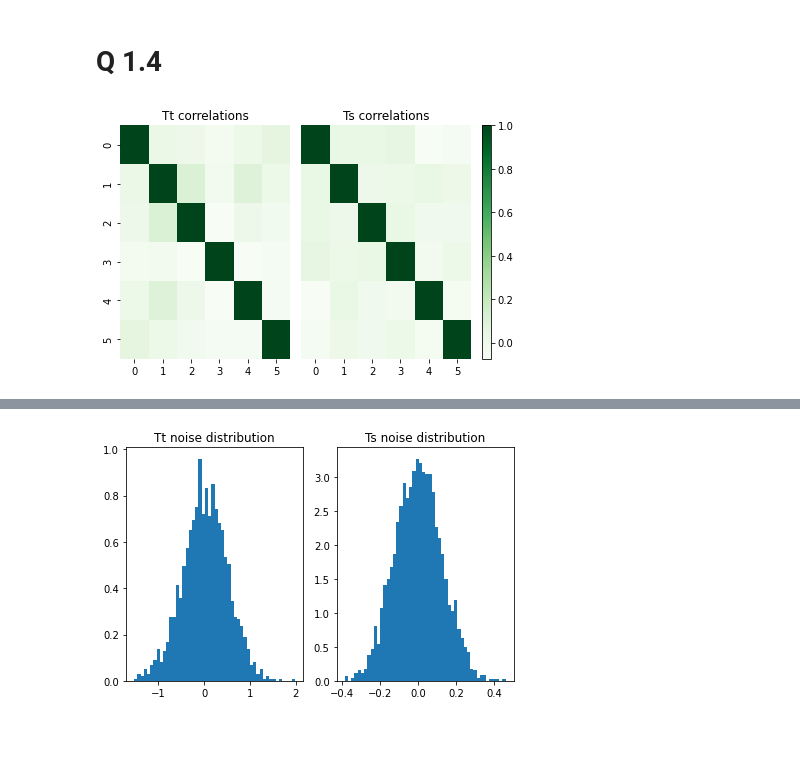
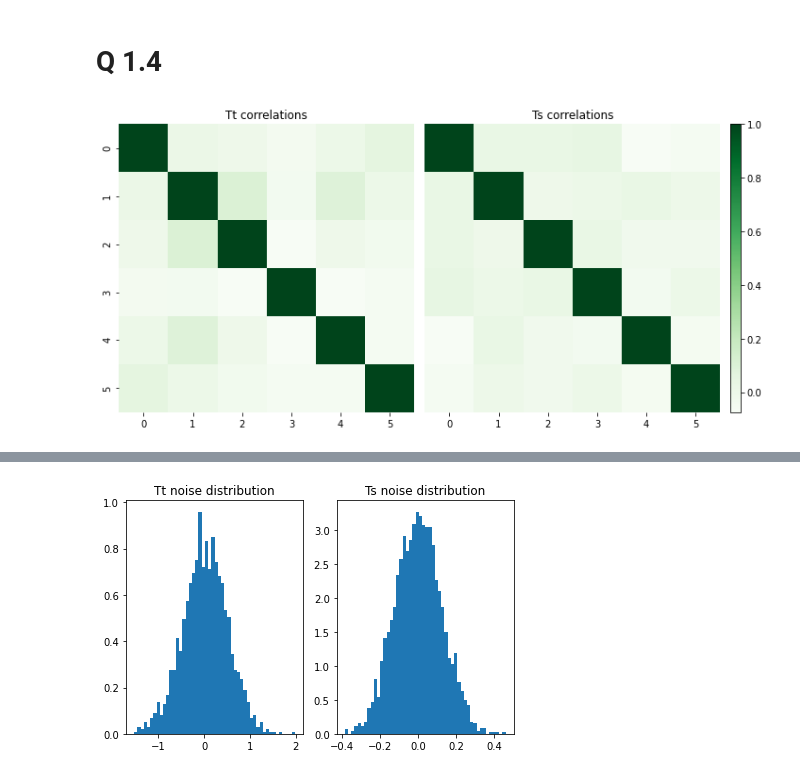
Before and after one commit to Sorgl0s/MAST30034_Assignment1, a Jupyter notebook: Assignment 1 JPNB.ipynb, the cells around one changed output, grey strips where cells are left out. Cells and saved outputs as stored; diff of their text form; code cells hidden in the pictures; blank space fills up the shorter version.

```diff
--- a/Assignment 1 JPNB.ipynb
+++ b/Assignment 1 JPNB.ipynb
@@ -106,20 +108,20 @@ plt.show()
 # %%
 # Construct Tt and Ts
 np.random.seed(1)
 Tt = np.random.normal(scale = np.sqrt(0.25), size = (6, 240))
 Ts = np.random.normal(scale = np.sqrt(0.015), size = (6, 441))
 
 # Plot correlations
 
 Ttcorr = np.corrcoef(Tt)
 Tscorr = np.corrcoef(Ts)
 
-fig, axis = plt.subplots(1, 3, gridspec_kw=dict(width_ratios=[1,1,0.05]))
+fig, axis = plt.subplots(1, 3, figsize = (10, 5), gridspec_kw=dict(width_ratios=[1.5,1.5,0.05]))
 sns.heatmap(Ttcorr, cmap = "Greens", ax = axis[0], cbar = False)
 axis[0].set_title("Tt correlations")
 sns.heatmap(Tscorr, cmap = "Greens", ax = axis[1], cbar = False, yticklabels = False)
 axis[1].set_title("Ts correlations")
 fig.colorbar(axis[1].collections[0], cax=axis[2])
 fig.tight_layout()
 # %% [output]
-[figure, old version]
+[figure, new version]
```
Also changed, not shown: parts of 19 cells of this notebook.
